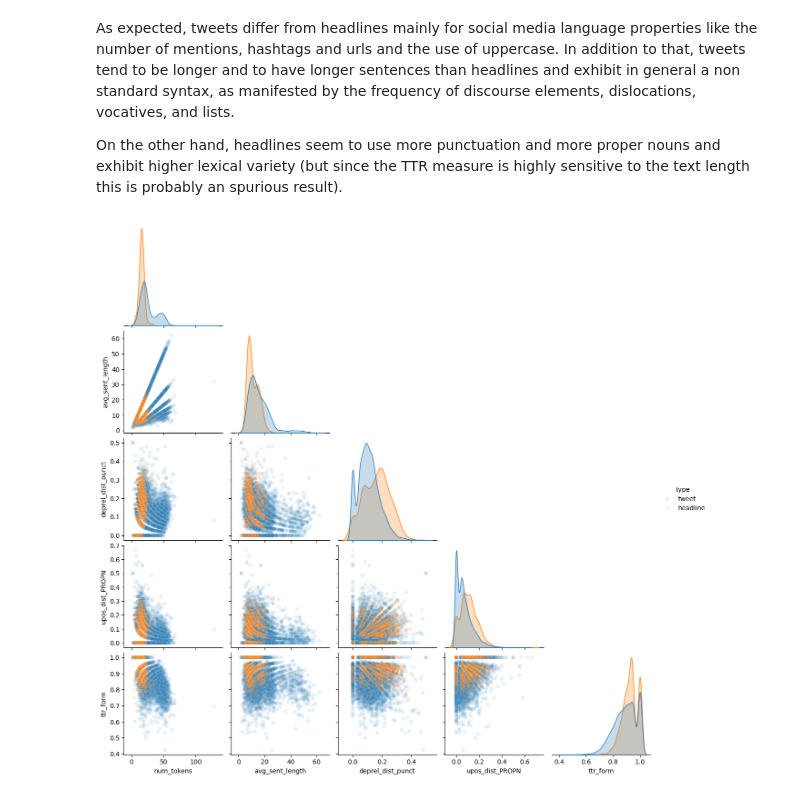
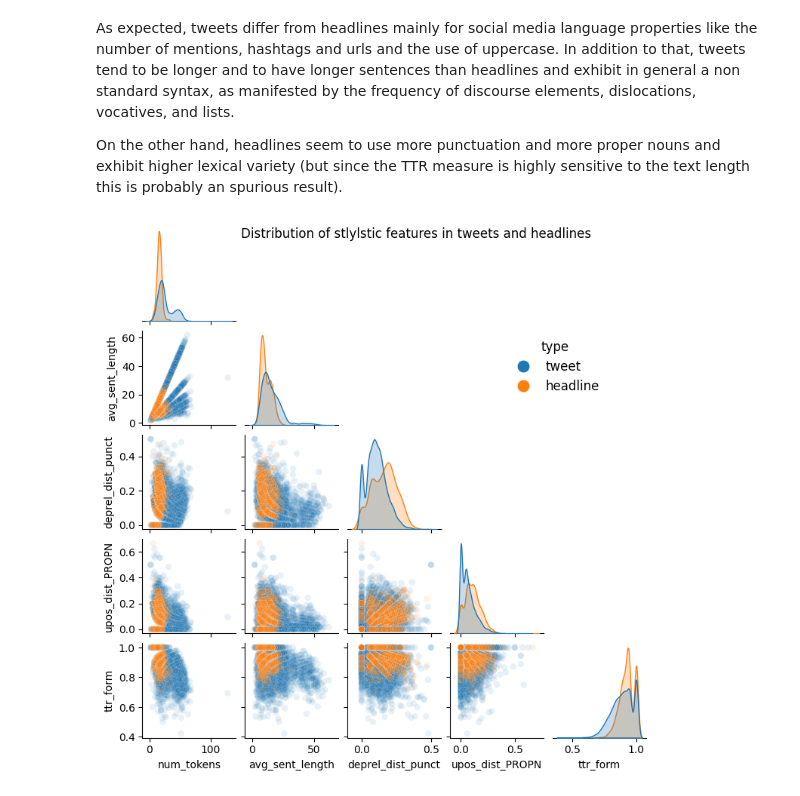
Before and after one commit to g-fabiani4-unipi/txa_project, a Jupyter notebook: src/style_analysis.ipynb, the cells around one changed output. Drawn from its saved outputs; the diff is of its cells as text; code cells hidden in the pictures.

Commit message:
Create viz style headlines and tweets

```diff
--- a/src/style_analysis.ipynb
+++ b/src/style_analysis.ipynb
@@ -656,11 +656,20 @@ On the other hand, headlines seem to use more punctuation and more proper nouns
 # %%
 cols = ['num_tokens', 'avg_sent_length', 'deprel_dist_punct','upos_dist_PROPN', 'ttr_form','type']
 
-sns.pairplot(df[cols],
+g = sns.pairplot(df[cols],
              hue='type',
              corner=True,
              plot_kws={'alpha': .1},
-             diag_kws={'common_norm': False})
+             diag_kws={'common_norm': False},
+             height=1.5)
+
+sns.move_legend(g, loc='upper right', bbox_to_anchor=(.8, .8),
+                fontsize="large", title_fontsize="large",
+                markerscale=2)
+g.legend.properties
+for h in g.legend.legend_handles:
+    h.set_alpha(1)
+g.figure.suptitle("Distribution of stlylstic features in tweets and headlines")
 plt.show()
 # %% [output]
-[figure, old version]
+[figure, new version]
```
Also changed, not shown: parts of 3 cells of this notebook, 3 other files.
